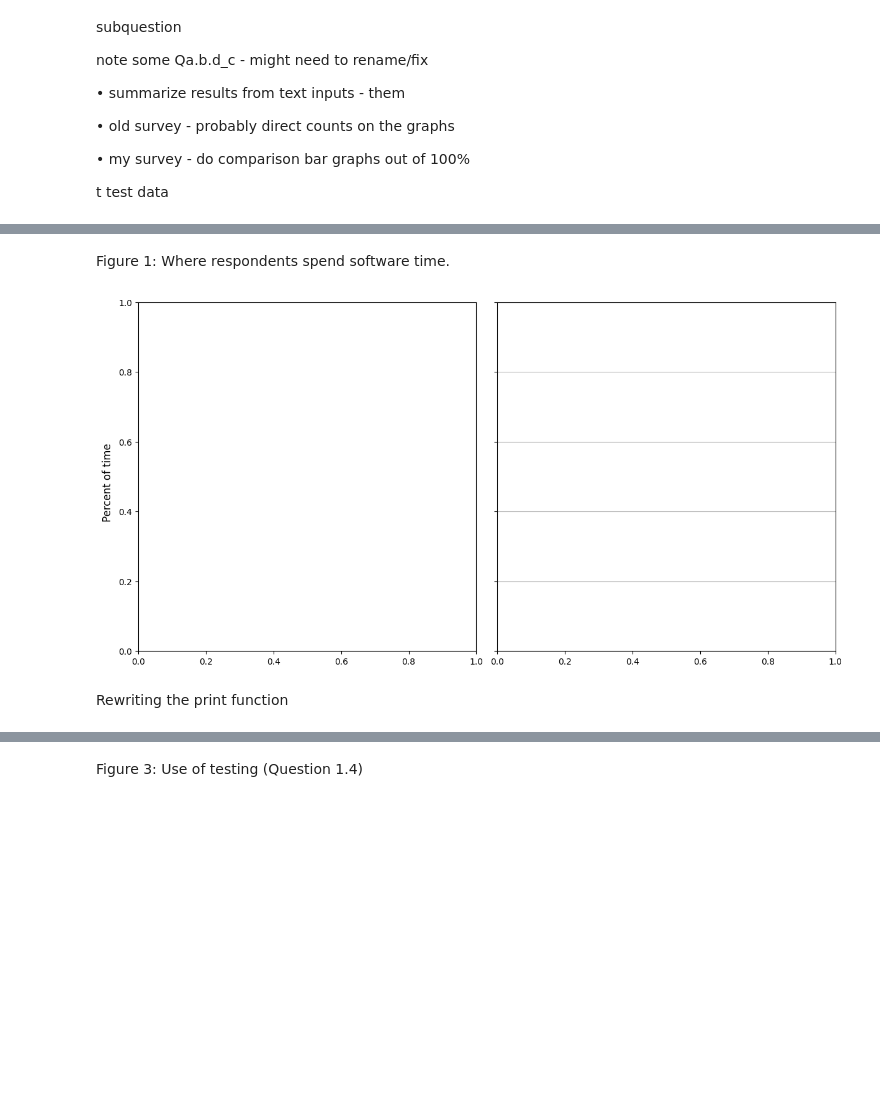
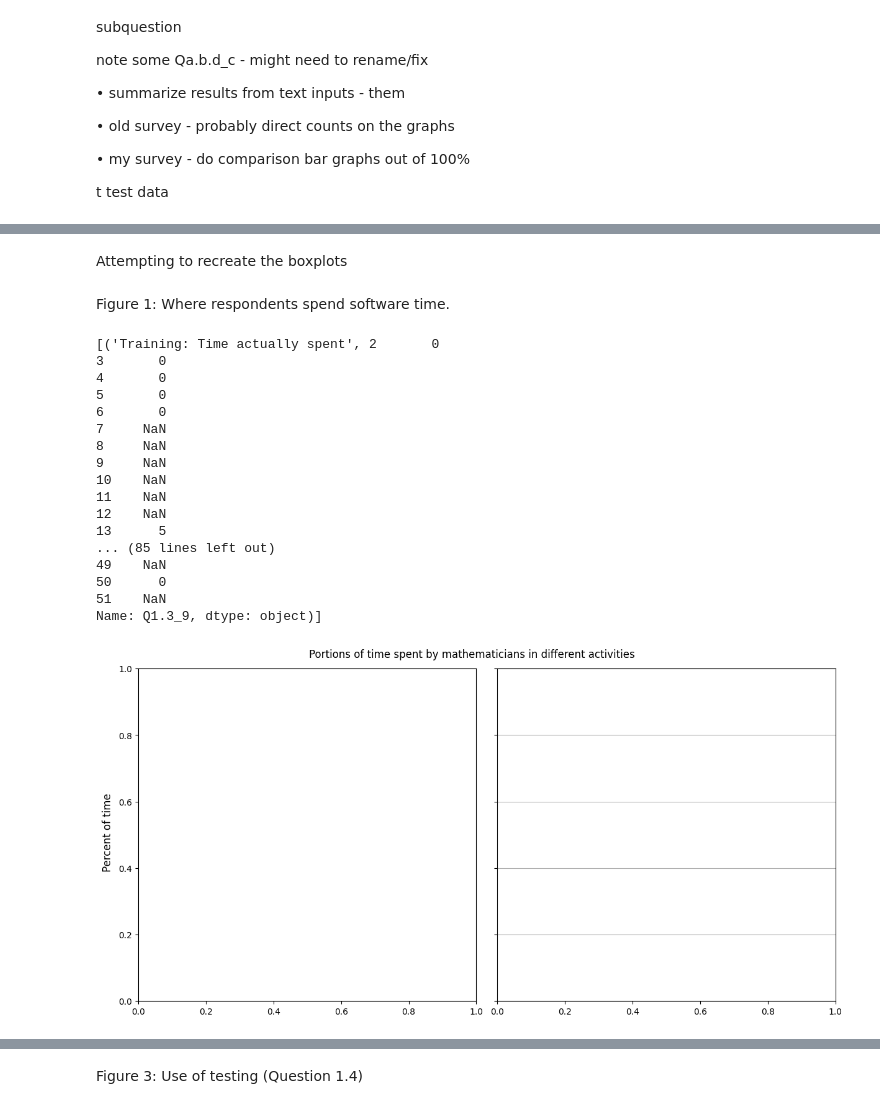
Before and after one commit to Not-Abram/Survey-for-Improving-Research-Software-Engineering-in-Mathematics, a Jupyter notebook: notebooks/testing.ipynb, the cells around one changed output, grey strips where cells are left out. Saved outputs shown, nothing was run; the diff lists cells and outputs as text; code cells hidden in the pictures; blank space fills up the shorter version.

Commit message:
data representation tweaks

```diff
--- a/notebooks/testing.ipynb
+++ b/notebooks/testing.ipynb
@@ -113,3 +168,5 @@ plt.show()
+# %% [markdown]
+Attempting to recreate the boxplots
 # %% [markdown]
 Figure 1: Where respondents spend software time.
 # %%
@@ -191,35 +248,64 @@ return [('Requirements gathering / documentation',  survey["Q1.2_1"][2:]),
             ('Other',                                   survey["Q1.2_10"][2:]),
 
             ('Requirements gathering / documentation',  survey["Q1.3_1"][2:]),
             ('Software architecture / design',          survey["Q1.3_2"][2:]),
             ('Coding',                                  survey["Q1.3_3"][2:]),
             ('Testing',                                 survey["Q1.3_4"][2:]),
             ('Debugging',                               survey["Q1.3_5"][2:]),
             ('Maintenance',                             survey["Q1.3_6"][2:]),
             ('Documentation',                           survey["Q1.3_7"][2:]),
             ('Meetings',                                survey["Q1.3_8"][2:]),
             ('Training',                                survey["Q1.3_9"][2:]),
             ('Other',                                   survey["Q1.3_10"][2:])]
 """
 
 # select question / question segments from the given survey
 #
 # Here, the idea is that we are going to be comparing two sets of results on these questions.
-# Each set of questions "Q1.2_1" - "Q1.2_10" and ""
+# "Q1.2_1" - "Q1.2_10" and "Q1.3_1" - "Q1.3_10"
 def set_questions(survey):
     return [('Training: Time actually spent',   survey["Q1.2_9"][2:]),
             ('Training: Time preferably spent', survey["Q1.3_9"][2:])]
 
-fig, axs = plt.subplots(1, 2, sharex=True, sharey=True, layout='constrained')
+QUESTIONS = set_questions(IRSEM)
+
+# create dataframe
+df1 = pd.DataFrame(QUESTIONS, index=[label[0] for label in QUESTIONS])
+
+
+fig, (ax1, ax2) = plt.subplots(1, 2, sharex=True, sharey=True, layout='constrained')
+fig.suptitle('Portions of time spent by mathematicians in different activities')
 #for ax in axs.flat:
 #fig.subplots_adjust(hspace=0)
+
+#ax1 = df1.plot(kind='box', title='a')
+
+print (QUESTIONS)
+
+ax2.set_title('')
+
 fig.supylabel('Percent of time')
 plt.grid(visible=None, which='both', axis='y')
 
 
 plt.gcf().set_size_inches(12, 6)
 plt.show()
 # %% [output]
+[('Training: Time actually spent', 2       0
+3       0
+4       0
+5       0
+6       0
+7     NaN
+8     NaN
+9     NaN
+10    NaN
+11    NaN
+12    NaN
+13      5
+... (85 lines left out)
+49    NaN
+50      0
+51    NaN
+Name: Q1.3_9, dtype: object)]
-[figure, old version]
+[figure, new version]
-# %% [markdown]
-Rewriting the print function
```
Also changed, not shown: parts of 7 cells of this notebook, 1 other file.
